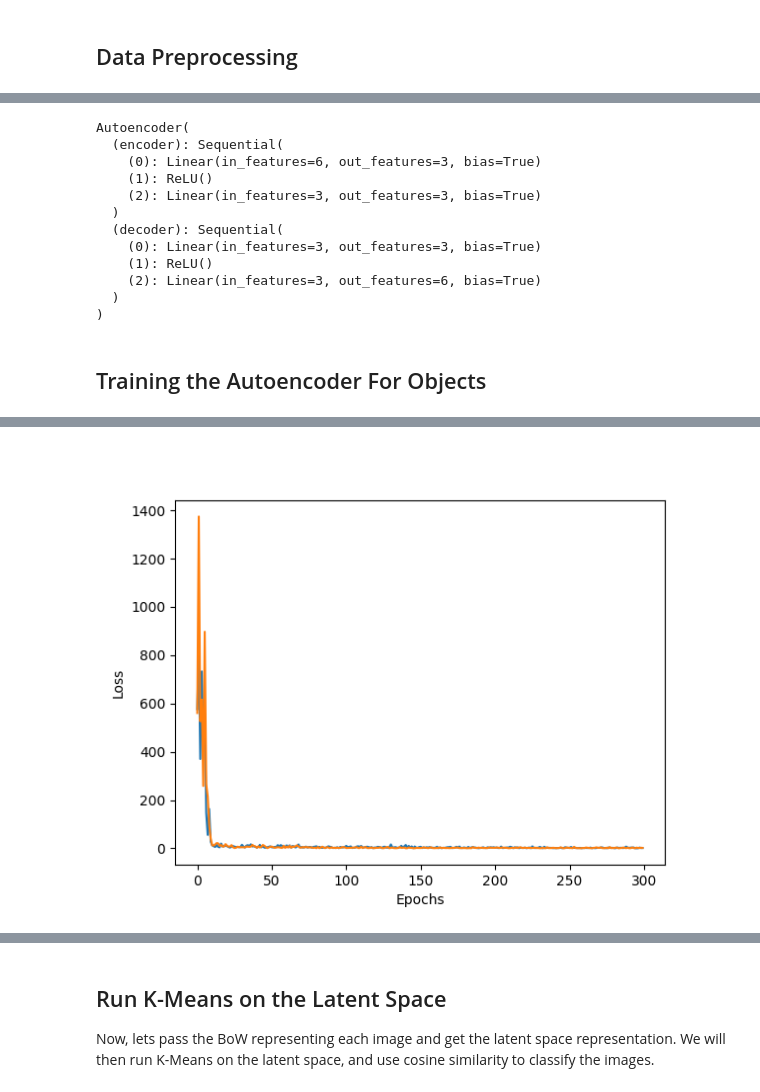
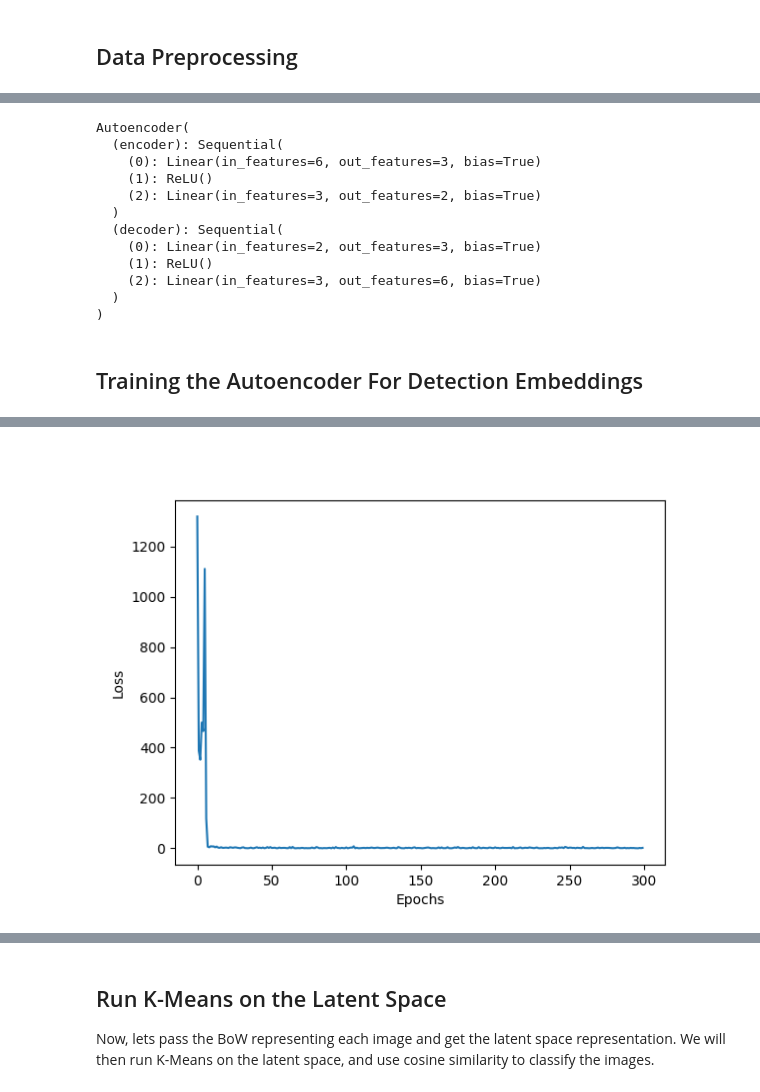
Before and after one commit to AmitNativ1984/AutobrainsEON, a Jupyter notebook: eon_task2_2.ipynb, the cells around one changed output, grey strips where cells are left out. Saved outputs shown, nothing was run; the diff lists cells and outputs as text; code cells hidden in the pictures.

```diff
--- a/eon_task2_2.ipynb
+++ b/eon_task2_2.ipynb
@@ -27,21 +23,20 @@ from sklearn.cluster import KMeans
 import matplotlib.pyplot as plt
 %matplotlib widget
 
-# read the corpus
-# ---------------
 with open('data.csv', 'r') as csvfile:
     reader = csv.reader(csvfile, delimiter=',')
     data = list(reader)
 
 data = np.array(data[1:]) # remove header
+# collect unique image ids
 image_ids, csv_indices = np.unique(data[:,0], return_index=True) # get unique image ids and their indices
 
-# create a dictionary mapping image ids to their indices
-image_index_to_id = {i: image_id for i, image_id in enumerate(image_ids)}
+ego_vectors = data[csv_indices, -6:].astype(np.float32)
+image_index_to_id = {i: image_id for i, image_id in enumerate(image_ids)} # mapper from image index to image id
+print('ego_vectors.shape:', ego_vectors.shape)
 
-# load a ego vector for each image
+# read the corpus of object detections
 # --------------------------------
-object_vectors = data[:, 2:8].astype(np.float32)
-
-print('object_vectors.shape:', object_vectors.shape)
+detections_vectors = data[:, 2:8].astype(np.float32)
+print('object_vectors.shape:', detections_vectors.shape)
 # %% [output]
@@ -57,6 +48,11 @@ Another layer will be added to the autoencoder to reduce the dimensionality of t
 # %%
 import torch
 import torch.nn as nn
+
+torch.manual_seed(0)
+
+# PARAMETERS
+LATENT_DIM = 2  # number of autoencoder latent dimensions
 
 # Define the autoencoder class
 class Autoencoder(nn.Module):
@@ -95,7 +91,7 @@ class Autoencoder(nn.Module):
         return encoded, decoded
 
 # Create an instance of the autoencoder
-input_dim = object_vectors.shape[1]  # Input dimension
+input_dim = detections_vectors.shape[1]  # Input dimension
 latent_dim = LATENT_DIM  # Latent dimension
 
 device = torch.device("cuda" if torch.cuda.is_available() else "cpu")
@@ -109,30 +105,33 @@ Autoencoder(
   (encoder): Sequential(
     (0): Linear(in_features=6, out_features=3, bias=True)
     (1): ReLU()
-    (2): Linear(in_features=3, out_features=3, bias=True)
+    (2): Linear(in_features=3, out_features=2, bias=True)
   )
   (decoder): Sequential(
-    (0): Linear(in_features=3, out_features=3, bias=True)
+    (0): Linear(in_features=2, out_features=3, bias=True)
     (1): ReLU()
     (2): Linear(in_features=3, out_features=6, bias=True)
   )
 )
 # %% [markdown]
-## Training the Autoencoder For Objects
+## Training the Autoencoder For Detection Embeddings
 # %%
 import torch.optim as optim
+
+EPOCHS = 300   # number of training epochs
+BATCH_SIZE = 2 # number of training samples per batch
 
 autoencoder = Autoencoder(input_dim, latent_dim)
 autoencoder.to(device)
 
-object_tensors = torch.from_numpy(object_vectors).to(device)
-object_tensors = object_tensors.type(torch.FloatTensor)
+detection_tensors = torch.from_numpy(detections_vectors).to(device)
+detection_tensors = detection_tensors.type(torch.FloatTensor)
 
 # Define the loss function
 criterion = nn.MSELoss()
 
 # Define the optimizer
-optimizer = optim.Adam(autoencoder.parameters(), lr=1E-4) #1E-4
+optimizer = optim.Adam(autoencoder.parameters(), lr=1E-3) #1E-4
 # add a learning rate scheduler
 # scheduler = optim.lr_scheduler.StepLR(optimizer, step_size=20, gamma=0.1)
 
@@ -144,14 +143,14 @@ loss_recorder= []
 min_loss = 1000000
 for epoch in range(num_epochs):
     # Shuffle the data
-    indices = torch.randperm(object_tensors.size(0))
-    shuffled_object_tensors = object_tensors[indices]
+    indices = torch.randperm(detection_tensors.size(0))
+    shuffled_detection_tensors = detection_tensors[indices]
 
     # Split the data into batches
-    num_batches = len(shuffled_object_tensors) // batch_size
+    num_batches = len(shuffled_detection_tensors) // batch_size
     for i in range(num_batches):
         # Get a batch of data
-        batch = shuffled_object_tensors[i * batch_size: (i + 1) * batch_size]
+        batch = shuffled_detection_tensors[i * batch_size: (i + 1) * batch_size]
 
         # Move the batch to CUDA if available
         batch = batch.to(device)
@@ -211 +210 @@ Epoch [300/300], Loss: 1.8885
-[figure, old version]
+[figure, new version]
```
Also changed, not shown: parts of 23 cells of this notebook, 4 other files.
